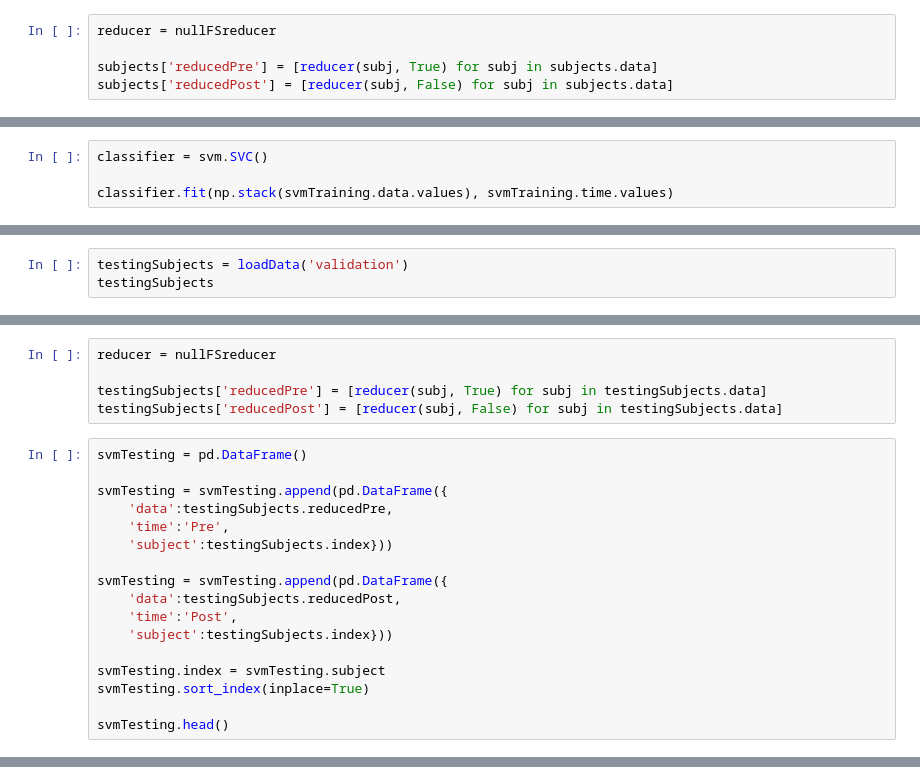
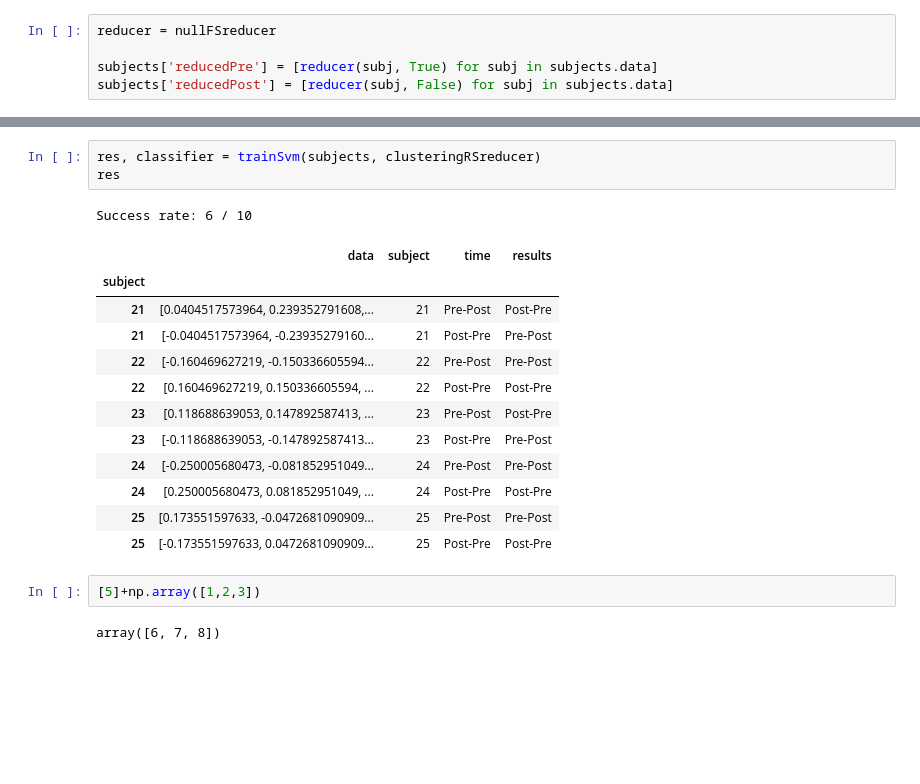
Before and after one commit to HALtheWise/Neurotech-project-1, a Jupyter notebook: exploration-v1.ipynb, the cells around one changed output, grey strips where cells are left out. Drawn from its saved outputs; the diff is of its cells as text; blank space fills up the shorter version.

```diff
--- a/exploration-v1.ipynb
+++ b/exploration-v1.ipynb
@@ -248,4 +229,0 @@ svmTraining.head()
-# %%
-classifier = svm.SVC()
-
-classifier.fit(np.stack(svmTraining.data.values), svmTraining.time.values)
@@ -259,3 +229,0 @@ SVC(C=1.0, cache_size=200, class_weight=None, coef0=0.0,
-# %%
-testingSubjects = loadData('validation')
-testingSubjects
@@ -269,22 +229,0 @@ testingSubjects
-# %%
-reducer = nullFSreducer
-
-testingSubjects['reducedPre'] = [reducer(subj, True) for subj in testingSubjects.data]
-testingSubjects['reducedPost'] = [reducer(subj, False) for subj in testingSubjects.data]
-# %%
-svmTesting = pd.DataFrame()
-
-svmTesting = svmTesting.append(pd.DataFrame({
-    'data':testingSubjects.reducedPre,
-    'time':'Pre',
-    'subject':testingSubjects.index}))
-
-svmTesting = svmTesting.append(pd.DataFrame({
-    'data':testingSubjects.reducedPost,
-    'time':'Post',
-    'subject':testingSubjects.index}))
-
-svmTesting.index = svmTesting.subject
-svmTesting.sort_index(inplace=True)
-
-svmTesting.head()
@@ -320,0 +286,21 @@ Success rate: 5 / 10
+# %%
+res, classifier = trainSvm(subjects, clusteringRSreducer)
+res
+# %% [output]
+Success rate: 6 / 10
+|  | data | subject | time | results |
+| subject |  |  |  |  |
+| 21 | [0.0404517573964, 0.239352791608,... | 21 | Pre-Post | Post-Pre |
+| 21 | [-0.0404517573964, -0.23935279160... | 21 | Post-Pre | Pre-Post |
+| 22 | [-0.160469627219, -0.150336605594... | 22 | Pre-Post | Pre-Post |
+| 22 | [0.160469627219, 0.150336605594, ... | 22 | Post-Pre | Post-Pre |
+| 23 | [0.118688639053, 0.147892587413, ... | 23 | Pre-Post | Post-Pre |
+| 23 | [-0.118688639053, -0.147892587413... | 23 | Post-Pre | Pre-Post |
+| 24 | [-0.250005680473, -0.081852951049... | 24 | Pre-Post | Pre-Post |
+| 24 | [0.250005680473, 0.081852951049, ... | 24 | Post-Pre | Post-Pre |
+| 25 | [0.173551597633, -0.0472681090909... | 25 | Pre-Post | Pre-Post |
+| 25 | [-0.173551597633, 0.0472681090909... | 25 | Post-Pre | Post-Pre |
+# %%
+[5]+np.array([1,2,3])
+# %% [output]
+array([6, 7, 8])
```
Also changed, not shown: parts of 8 cells of this notebook, 1 other file.
